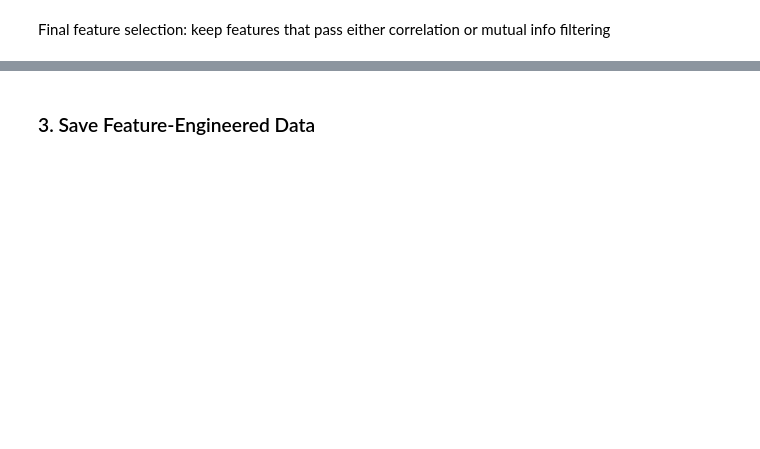
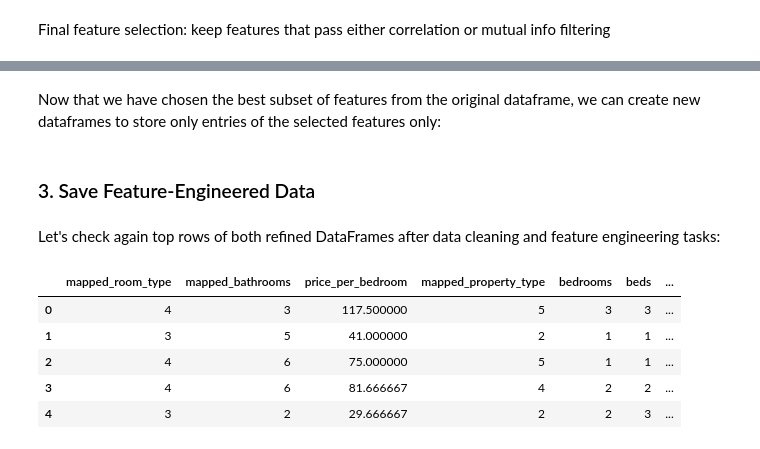
Before and after one commit to ethanaire/Sydney-Airbnb-prices-prediction, a Jupyter notebook: notebooks/03_feature_engineering.ipynb, the cells around one changed output, grey strips where cells are left out. Drawn from its saved outputs; the diff is of its cells as text; code cells hidden in the pictures; blank space fills up the shorter version.

```diff
--- a/notebooks/03_feature_engineering.ipynb
+++ b/notebooks/03_feature_engineering.ipynb
@@ -124,6 +181,6 @@ Even a small MI value of 0.01 can indicate that a feature has some useful contri
 # %%
 # Set a reasonable threshold
-mi_threshold = 0.01
+mi_threshold = 0.02
 # %%
 # Filter features with significant mutual information
 selected_features_mi = mutual_info_series[mutual_info_series > mi_threshold].index.tolist()
@@ -138,6 +222,12 @@ selected_features.append("price")  # Ensure the target variable is kept
+# %% [markdown]
+Now that we have chosen the best subset of features from the original dataframe, we can create new dataframes to store only entries of the selected features only:
 # %%
-# Drop weak features from the dataset
-df_selected = df[final_selected_features + ["price"]]
+# Drop weak features from the training DataFrame
+df_train_selected = df_train[final_selected_features + ["price"]]
+
+# Drop weak features from the testing DataFrame
+final_selected_features.remove("price_per_bedroom")
+df_test_selected = df_test[final_selected_features]
 # %% [markdown]
 ### 3. Save Feature-Engineered Data
 # %%
@@ -146,0 +237,11 @@ df_selected.to_csv(feature_engineered_file_path, index=False)
+# %% [markdown]
+Let's check again top rows of both refined DataFrames after data cleaning and feature engineering tasks:
+# %%
+df_train_selected.head()
+# %% [output]
+|  | mapped_room_type | mapped_bathrooms | price_per_bedroom | mapped_property_type | bedrooms | beds | ... |
+| 0 | 4 | 3 | 117.500000 | 5 | 3 | 3 | ... |
+| 1 | 3 | 5 | 41.000000 | 2 | 1 | 1 | ... |
+| 2 | 4 | 6 | 75.000000 | 5 | 1 | 1 | ... |
+| 3 | 4 | 6 | 81.666667 | 4 | 2 | 2 | ... |
+| 4 | 3 | 2 | 29.666667 | 2 | 2 | 3 | ... |
```
Also changed, not shown: parts of 20 cells of this notebook.
